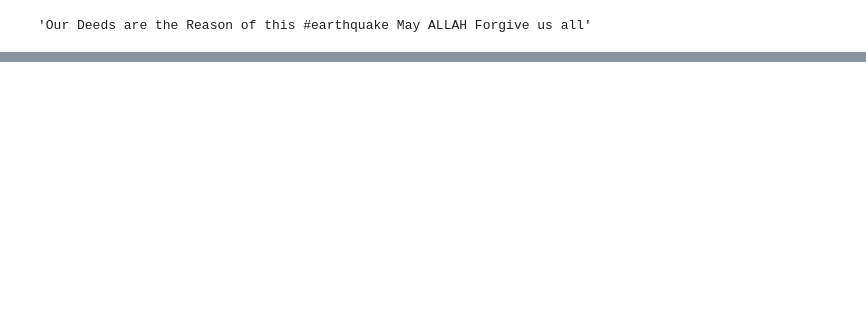
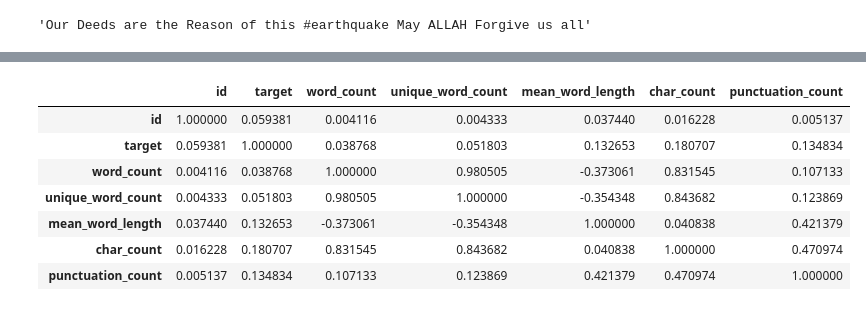
Before and after one commit to palexlee/disaster-tweets, a Jupyter notebook: nbs/0_eda.ipynb, the cells around one changed output, grey strips where cells are left out. Cells and saved outputs as stored; diff of their text form; code cells hidden in the pictures; blank space fills up the shorter version.

```diff
--- a/nbs/0_eda.ipynb
+++ b/nbs/0_eda.ipynb
@@ -69,0 +108,4 @@ Chart(tmp.sort_values(by=['count', 'sum']).head(50)).mark_bar().encode(
+# %%
+df_train.drop_duplicates(subset=['keyword', 'location', 'text', 'target'], inplace=True)
+# %%
+df_train.drop('duplicated_target', axis=1, inplace=True)
@@ -81,0 +175,11 @@ for df in [df_train, df_test]:
+# %%
+df_train.corr()
+# %% [output]
+|  | id | target | word_count | unique_word_count | mean_word_length | char_count | punctuation_count |
+| id | 1.000000 | 0.059381 | 0.004116 | 0.004333 | 0.037440 | 0.016228 | 0.005137 |
+| target | 0.059381 | 1.000000 | 0.038768 | 0.051803 | 0.132653 | 0.180707 | 0.134834 |
+| word_count | 0.004116 | 0.038768 | 1.000000 | 0.980505 | -0.373061 | 0.831545 | 0.107133 |
+| unique_word_count | 0.004333 | 0.051803 | 0.980505 | 1.000000 | -0.354348 | 0.843682 | 0.123869 |
+| mean_word_length | 0.037440 | 0.132653 | -0.373061 | -0.354348 | 1.000000 | 0.040838 | 0.421379 |
+| char_count | 0.016228 | 0.180707 | 0.831545 | 0.843682 | 0.040838 | 1.000000 | 0.470974 |
+| punctuation_count | 0.005137 | 0.134834 | 0.107133 | 0.123869 | 0.421379 | 0.470974 | 1.000000 |
```
Also changed, not shown: parts of 24 cells of this notebook, 2 other files.
